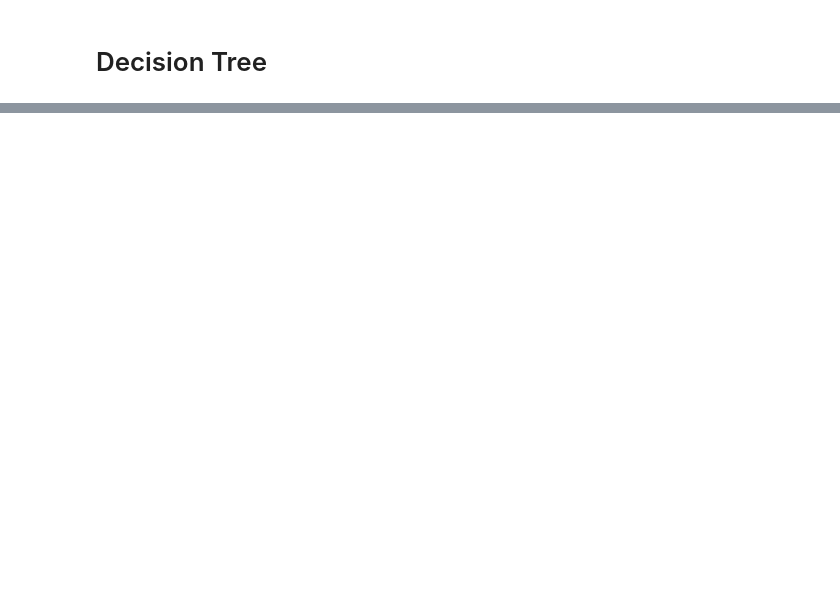
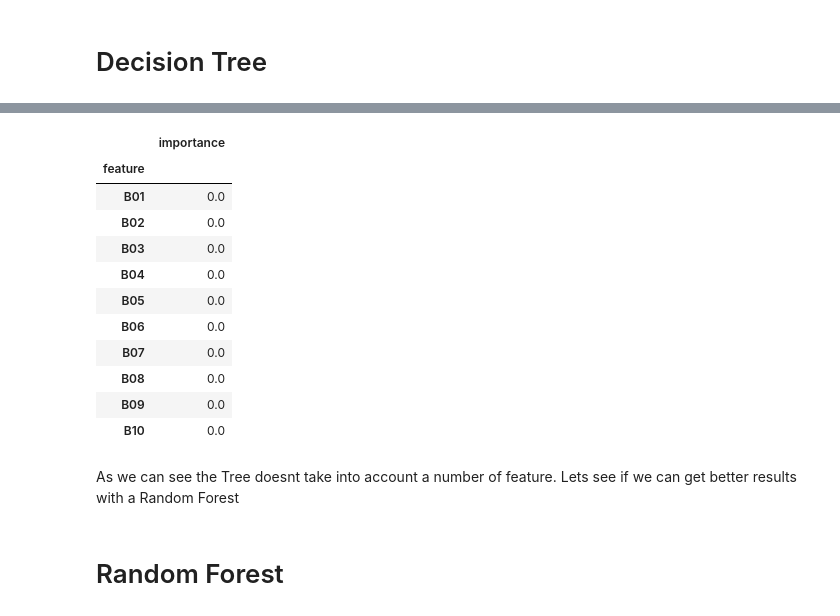
Before and after one commit to BobbyGerberick/Flatiron_Capstone, a Jupyter notebook: SETUPS_notebook_test.ipynb, the cells around one changed output, grey strips where cells are left out. Cells and saved outputs as stored; diff of their text form; code cells hidden in the pictures; blank space fills up the shorter version.

```diff
--- a/SETUPS_notebook_test.ipynb
+++ b/SETUPS_notebook_test.ipynb
@@ -258,0 +259,19 @@ array([0.97530864, 0.96790123, 0.97201646, 0.95884774, 0.97201646])
+# %%
+tree_importances.nsmallest(10, columns= 'importance')
+# %% [output]
+|  | importance |
+| feature |  |
+| B01 | 0.0 |
+| B02 | 0.0 |
+| B03 | 0.0 |
+| B04 | 0.0 |
+| B05 | 0.0 |
+| B06 | 0.0 |
+| B07 | 0.0 |
+| B08 | 0.0 |
+| B09 | 0.0 |
+| B10 | 0.0 |
+# %% [markdown]
+As we can see the Tree doesnt take into account a number of feature. Lets see if we can get better results with a Random Forest
+# %% [markdown]
+# Random Forest
```
Also changed, not shown: parts of 102 cells of this notebook, 1 other file.
